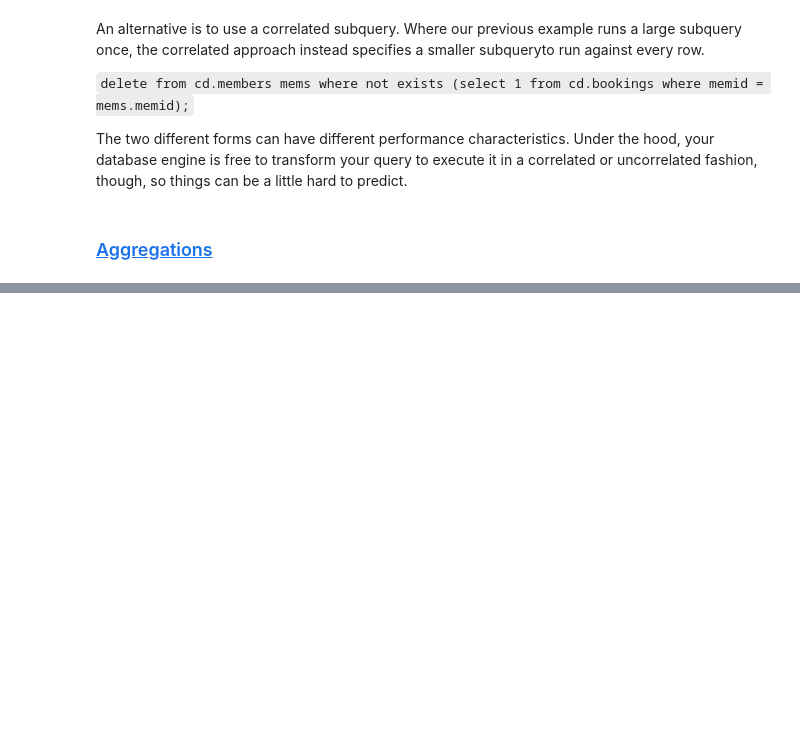
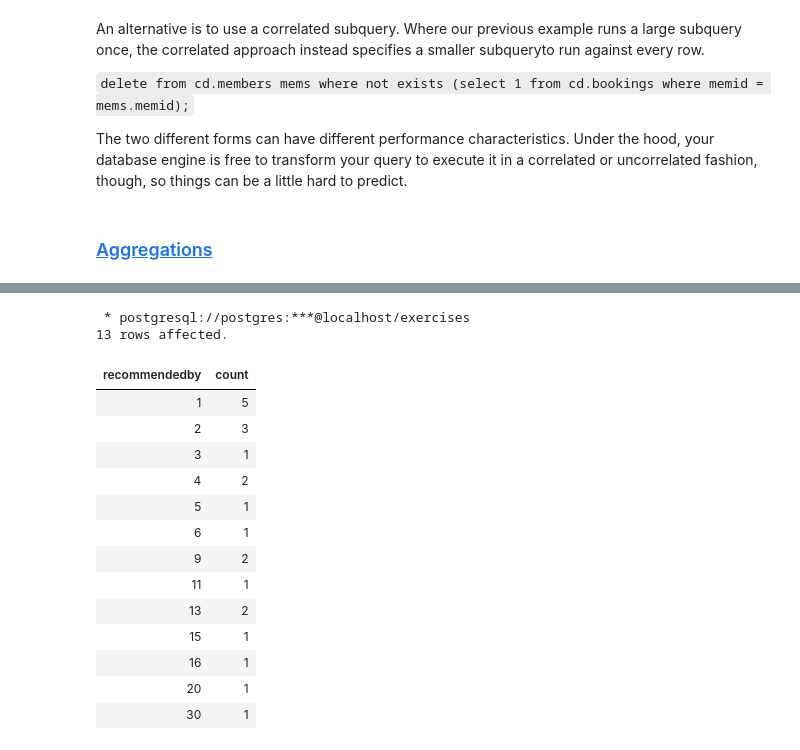
Before and after one commit to Yash9988/self-learn, a Jupyter notebook: practice/sql.ipynb, the cells around one changed output, grey strips where cells are left out. Saved outputs shown, nothing was run; the diff lists cells and outputs as text; code cells hidden in the pictures; blank space fills up the shorter version.

```diff
--- a/practice/sql.ipynb
+++ b/practice/sql.ipynb
@@ -566,0 +615,25 @@ The two different forms can have different performance characteristics. Under th
+# %%
+%%sql
+
+select recommendedby, count(*)
+  from cd.members
+  where recommendedby is not null
+  group by recommendedby
+order by recommendedby;
+# %% [output]
+ * postgresql://postgres:***@localhost/exercises
+13 rows affected.
+| recommendedby | count |
+| 1 | 5 |
+| 2 | 3 |
+| 3 | 1 |
+| 4 | 2 |
+| 5 | 1 |
+| 6 | 1 |
+| 9 | 2 |
+| 11 | 1 |
+| 13 | 2 |
+| 15 | 1 |
+| 16 | 1 |
+| 20 | 1 |
+| 30 | 1 |
```
Also changed, not shown: parts of 19 cells of this notebook.
